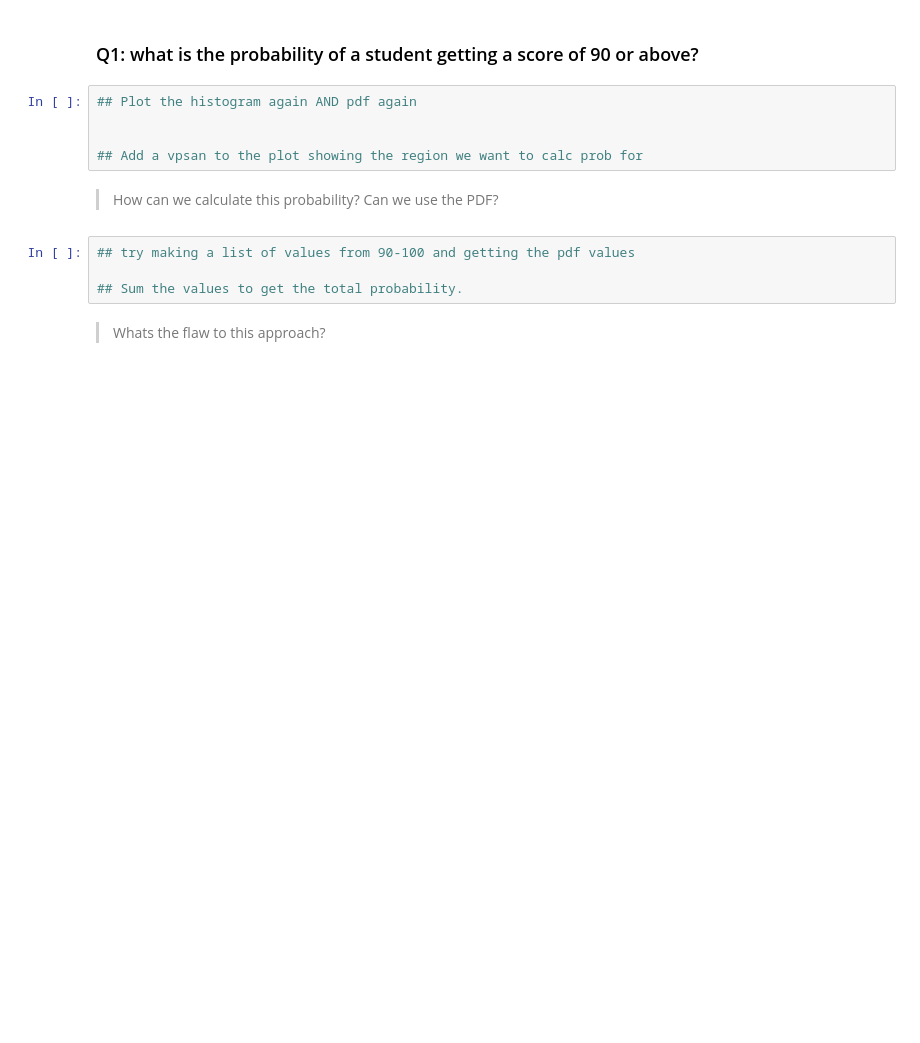
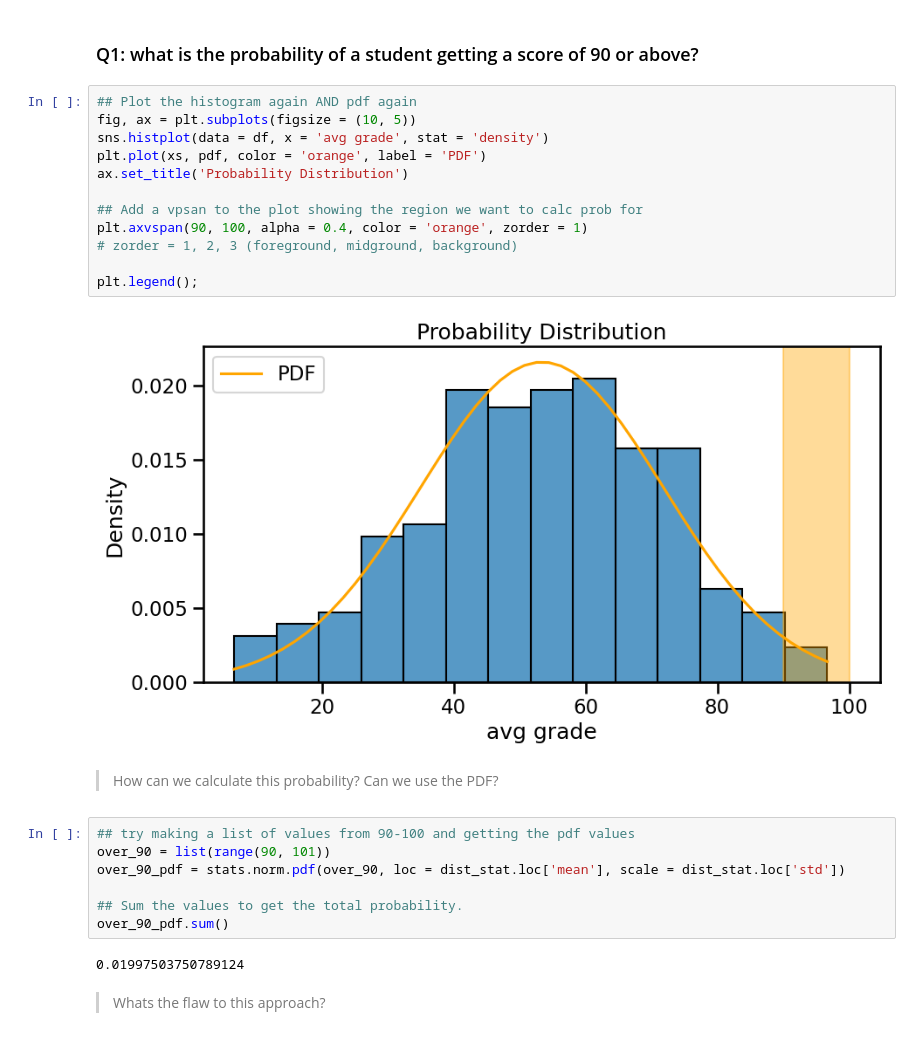
Before and after one commit to erwincarlogonzales/data-enrichment-wk15-lect01-codealong, a Jupyter notebook: ECG_PreClass - From Distributions to Hypothesis.ipynb, the cells around one changed output. Drawn from its saved outputs; the diff is of its cells as text; blank space fills up the shorter version.

Commit message:
Update ECG_PreClass - From Distributions to Hypothesis.ipynb
finished notebook challenge with interpretation

```diff
--- a/ECG_PreClass - From Distributions to Hypothesis.ipynb
+++ b/ECG_PreClass - From Distributions to Hypothesis.ipynb
@@ -98,14 +155,28 @@ NormaltestResult(statistic=3.692867619196469, pvalue=0.15779890502520094)
 ### Q1: what is the probability of a student getting a score of 90 or above?
 # %%
 ## Plot the histogram again AND pdf again
-
+fig, ax = plt.subplots(figsize = (10, 5))
+sns.histplot(data = df, x = 'avg grade', stat = 'density')
+plt.plot(xs, pdf, color = 'orange', label = 'PDF')
+ax.set_title('Probability Distribution')
 
 ## Add a vpsan to the plot showing the region we want to calc prob for
+plt.axvspan(90, 100, alpha = 0.4, color = 'orange', zorder = 1)
+# zorder = 1, 2, 3 (foreground, midground, background)
+
+plt.legend();
+# %% [output]
+[figure, added]
 # %% [markdown]
 > How can we calculate this probability? Can we use the PDF?
 # %%
 ## try making a list of values from 90-100 and getting the pdf values
+over_90 = list(range(90, 101))
+over_90_pdf = stats.norm.pdf(over_90, loc = dist_stat.loc['mean'], scale = dist_stat.loc['std'])
 
 ## Sum the values to get the total probability.
+over_90_pdf.sum()
+# %% [output]
+0.01997503750789124
 # %% [markdown]
 > Whats the flaw to this approach?
```
Also changed, not shown: parts of 24 cells of this notebook.
